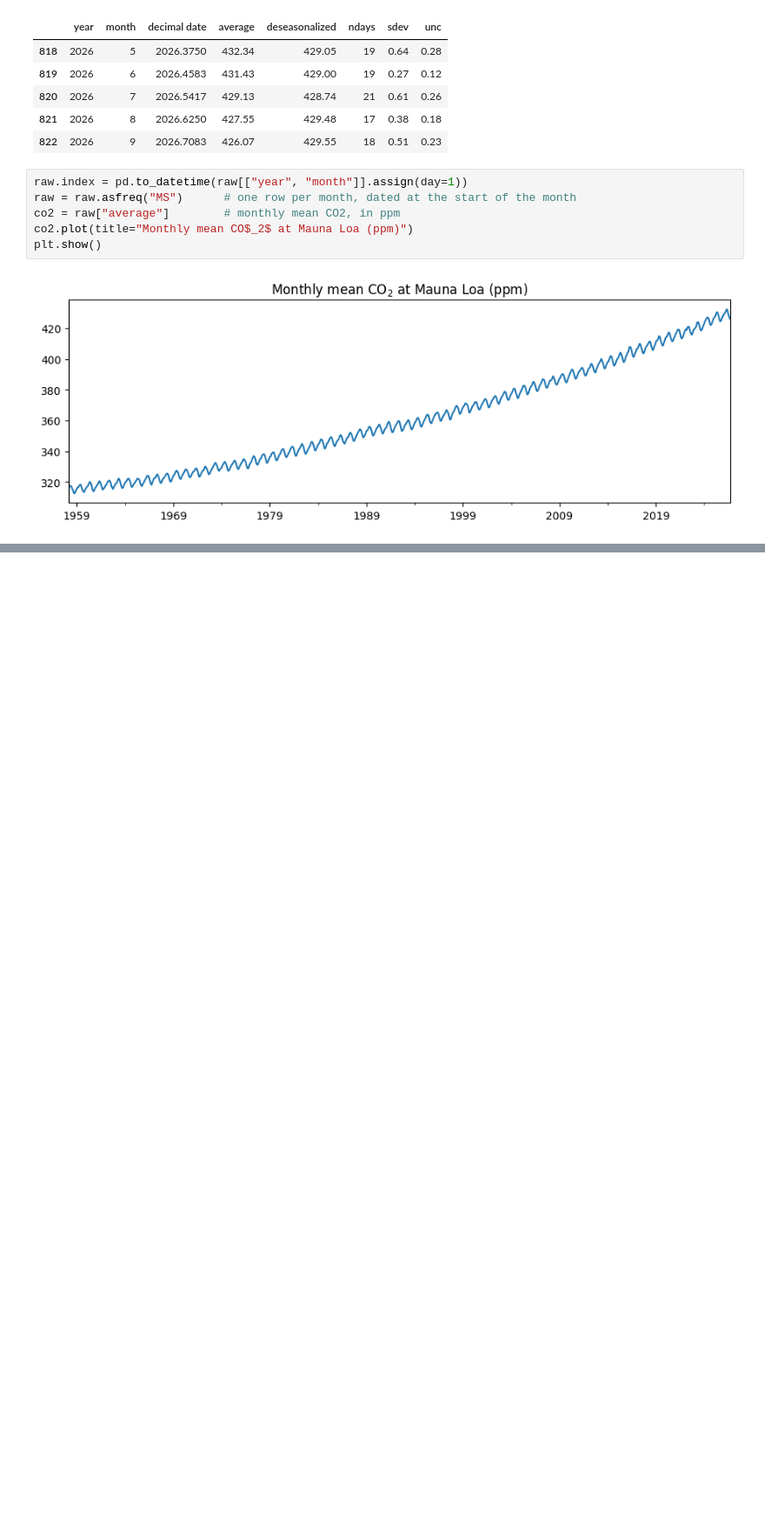
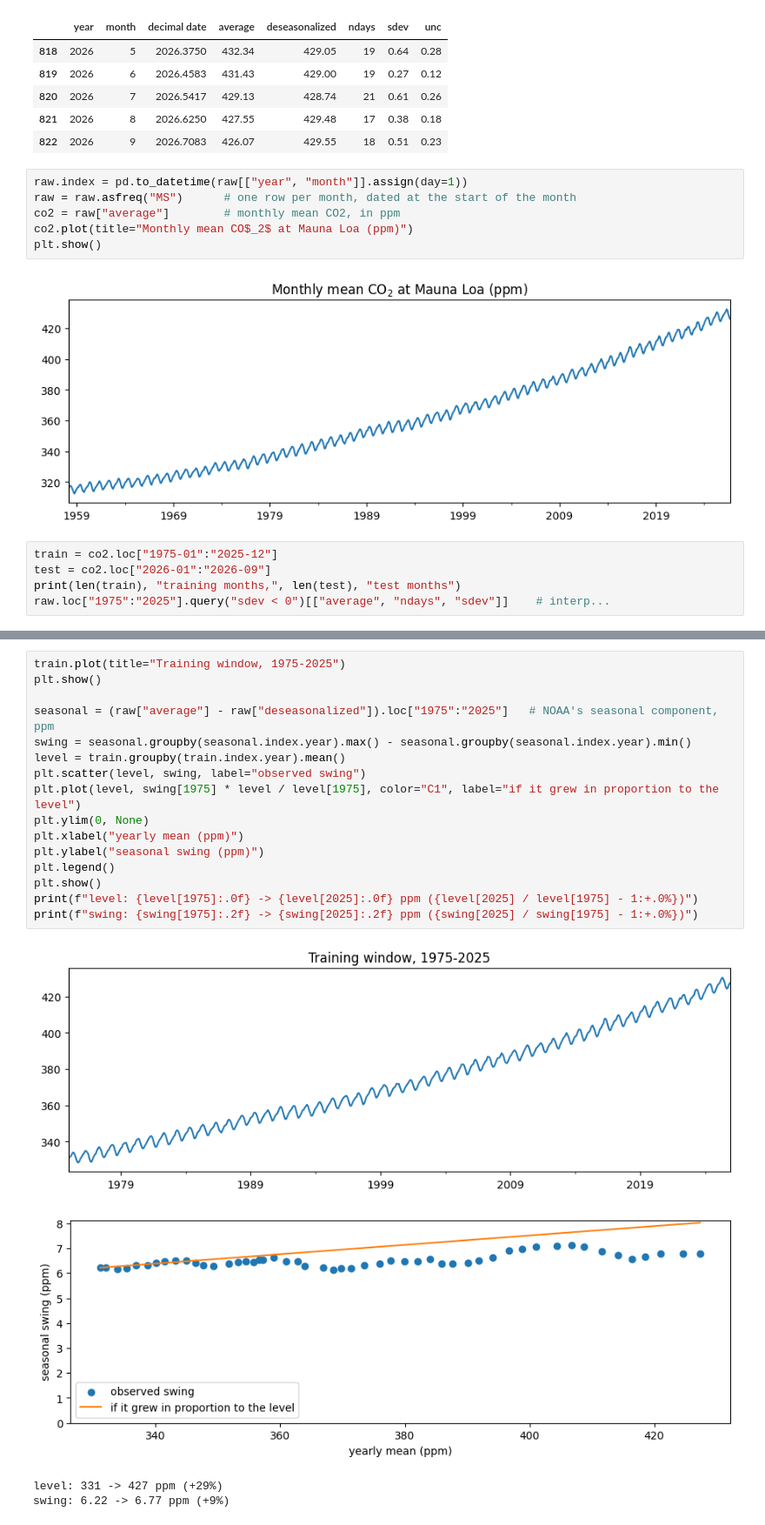
Before and after one commit to Forgottenpet/Modulo1-Notebooks2, a Jupyter notebook: Notebook4.ipynb, the cells around one changed output, grey strips where cells are left out. Shown at 87% size. Drawn from its saved outputs; the diff is of its cells as text; blank space fills up the shorter version.

```diff
--- a/Notebook4.ipynb
+++ b/Notebook4.ipynb
@@ -31,3 +33,8 @@ co2.plot(title="Monthly mean CO$_2$ at Mauna Loa (ppm)")
 plt.show()
 # %% [output]
 [figure]
+# %%
+train = co2.loc["1975-01":"2025-12"]
+test = co2.loc["2026-01":"2026-09"]
+print(len(train), "training months,", len(test), "test months")
+raw.loc["1975":"2025"].query("sdev < 0")[["average", "ndays", "sdev"]]    # interp...
@@ -33,0 +46,21 @@ plt.show()
+# %%
+train.plot(title="Training window, 1975-2025")
+plt.show()
+
+seasonal = (raw["average"] - raw["deseasonalized"]).loc["1975":"2025"]   # NOAA's seasonal component, ppm
+swing = seasonal.groupby(seasonal.index.year).max() - seasonal.groupby(seasonal.index.year).min()
+level = train.groupby(train.index.year).mean()
+plt.scatter(level, swing, label="observed swing")
+plt.plot(level, swing[1975] * level / level[1975], color="C1", label="if it grew in proportion to the level")
+plt.ylim(0, None)
+plt.xlabel("yearly mean (ppm)")
+plt.ylabel("seasonal swing (ppm)")
+plt.legend()
+plt.show()
+print(f"level: {level[1975]:.0f} -> {level[2025]:.0f} ppm ({level[2025] / level[1975] - 1:+.0%})")
+print(f"swing: {swing[1975]:.2f} -> {swing[2025]:.2f} ppm ({swing[2025] / swing[1975] - 1:+.0%})")
+# %% [output]
+[figure, added]
+[figure, added]
+level: 331 -> 427 ppm (+29%)
+swing: 6.22 -> 6.77 ppm (+9%)
```
Also changed, not shown: parts of 7 cells of this notebook.
